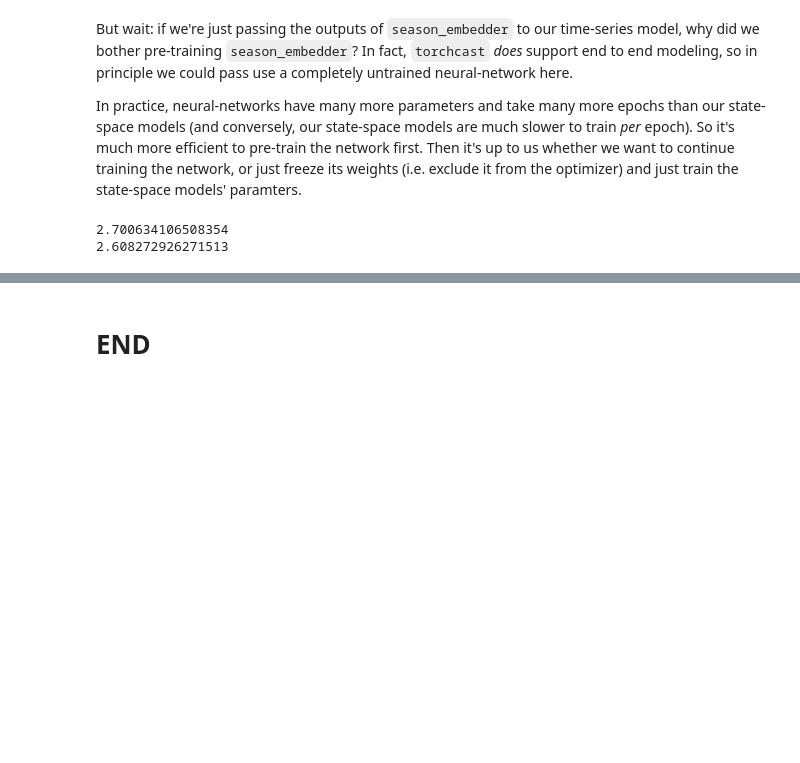
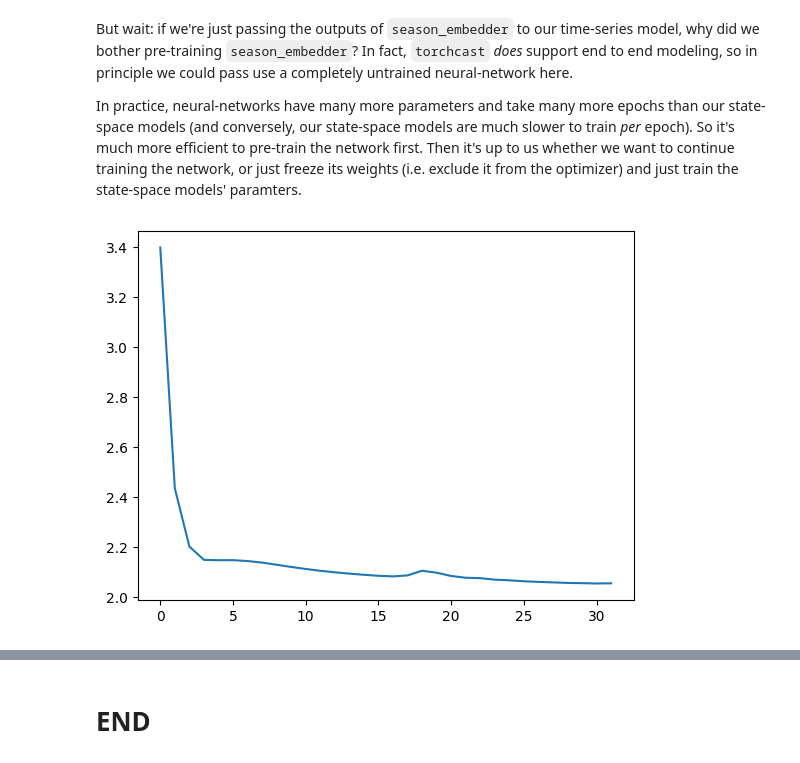
Before and after one commit to strongio/torchcast, a Jupyter notebook: docs/examples/electricity.ipynb, the cells around one changed output, grey strips where cells are left out. Cells and saved outputs as stored; diff of their text form; code cells hidden in the pictures; blank space fills up the shorter version.

```diff
--- a/docs/examples/electricity.ipynb
+++ b/docs/examples/electricity.ipynb
@@ -552,33 +600,38 @@ def _make_kf_nn_kwargs(batch: 'TimeSeriesDataset') -> dict:
-# %%
-from torchcast.utils.training import StateSpaceTrainer
-ss_trainer = StateSpaceTrainer(
-    module=kf_nn,
-    kwargs_getter=_make_kf_nn_kwargs
-)
 # %% [markdown]
 But wait: if we're just passing the outputs of `season_embedder` to our time-series model, why did we bother pre-training `season_embedder`? In fact, `torchcast` _does_ support end to end modeling, so in principle we could pass use a completely untrained neural-network here.
 
 In practice, neural-networks have many more parameters and take many more epochs than our state-space models (and conversely, our state-space models are much slower to train _per_ epoch). So it's much more efficient to pre-train the network first. Then it's up to us whether we want to continue training the network, or just freeze its weights (i.e. exclude it from the optimizer) and just train the state-space models' paramters.
+# %%
+dataloader_kf_nn = TimeSeriesDataLoader.from_dataframe(
+    df_elec.query("dataset=='train'"),
+    group_colname='group',
+    time_colname='time',
+    dt_unit='h',
+    measure_colnames=['kW_sqrt_c'],
+    batch_size=40
+)
+#[len(b) for b in dataloader_kf_nn]
 # %%
 try:
-    _path = os.path.join(BASE_DIR, f"kf_nn{SEASON_EMBED_NDIM}.pt")
-    kf_nn = torch.load(_path)
+    _path = os.path.join(BASE_DIR, f"ss_trainer{SEASON_EMBED_NDIM}.pt")
+    ss_trainer = torch.load(_path, map_location=DEVICE).to(DEVICE)
+    kf_nn = ss_trainer.module
+    plt.plot(ss_trainer.loss_history)
+    plt.show()
 except FileNotFoundError as e:
-    from IPython.display import clear_output
-
+    torch.cuda.empty_cache()
     ss_trainer.loss_history = []
-    for loss in ss_trainer(dataloaderX):
+    for loss in ss_trainer(dataloader_kf_nn, forward_kwargs={'n_step' : 14*7*24, 'every_step' : False}):
         ss_trainer.loss_history.append(loss)
         print(loss)
 
+        torch.save(ss_trainer, _path)
+
         # TODO
-        if len(ss_trainer.loss_history) > 100:
+        if len(ss_trainer.loss_history) > 30:
             break
-
-    torch.save(ss_trainer, _path)
 # %% [output]
-2.700634106508354
-2.608272926271513
+[figure, added]
 # %%
 with torch.inference_mode():
     dataloader_all = TimeSeriesDataLoader.from_dataframe(
```
Also changed, not shown: parts of 22 cells of this notebook.
